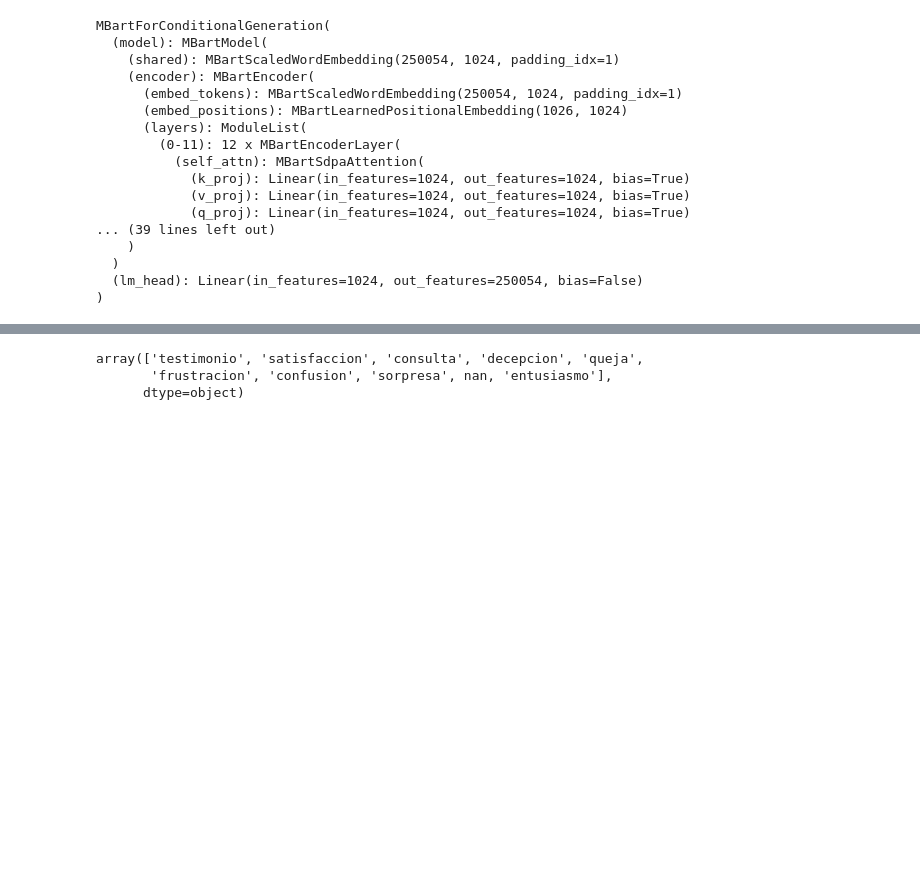
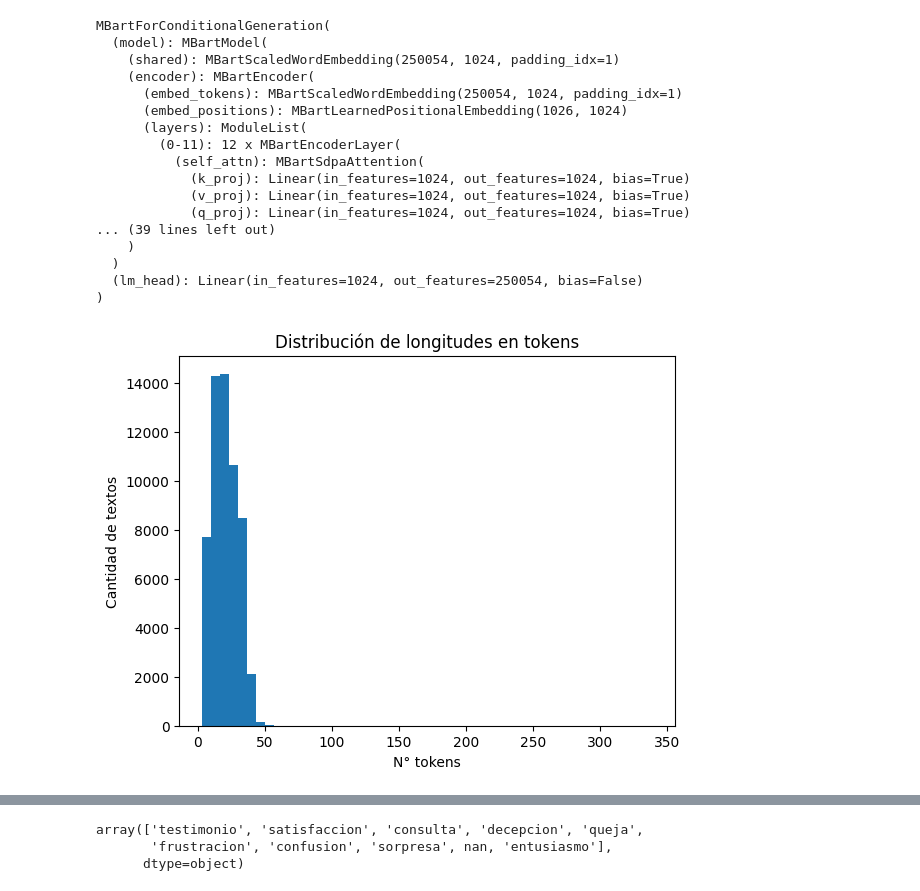
Before and after one commit to Raulinho-A/feel-track, a Jupyter notebook: notebooks/raa/0.2-rra-eda.ipynb, the cells around one changed output, grey strips where cells are left out. Saved outputs shown, nothing was run; the diff lists cells and outputs as text; code cells hidden in the pictures; blank space fills up the shorter version.

```diff
--- a/notebooks/raa/0.2-rra-eda.ipynb
+++ b/notebooks/raa/0.2-rra-eda.ipynb
@@ -361,6 +361,18 @@ MBartForConditionalGeneration(
 # %%
 tokenizer.src_lang = "en_XX"
 target_lang_token = "es_XX"
+# %%
+encoded = tokenizer(ult_df['text'].tolist(), truncation=False, padding=False)
+lengths = [len(x) for x in encoded['input_ids']]
+
+import matplotlib.pyplot as plt
+plt.hist(lengths, bins=50)
+plt.title("Distribución de longitudes en tokens")
+plt.xlabel("N° tokens")
+plt.ylabel("Cantidad de textos")
+plt.show()
+# %% [output]
+[figure, added]
 # %%
 def translate_mbart(texts, batch_size=16, max_length=128):
     translations = []
```
Also changed, not shown: parts of 44 cells of this notebook, 1 other file.
